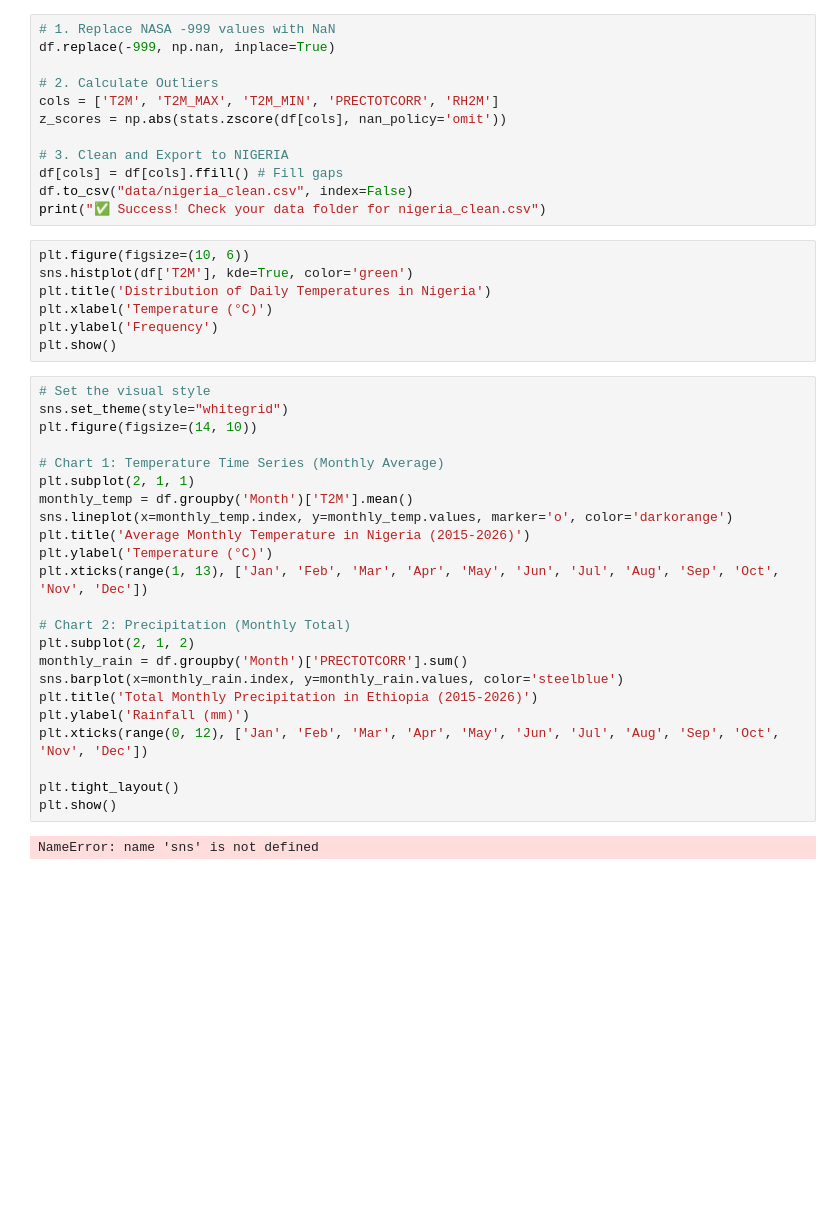
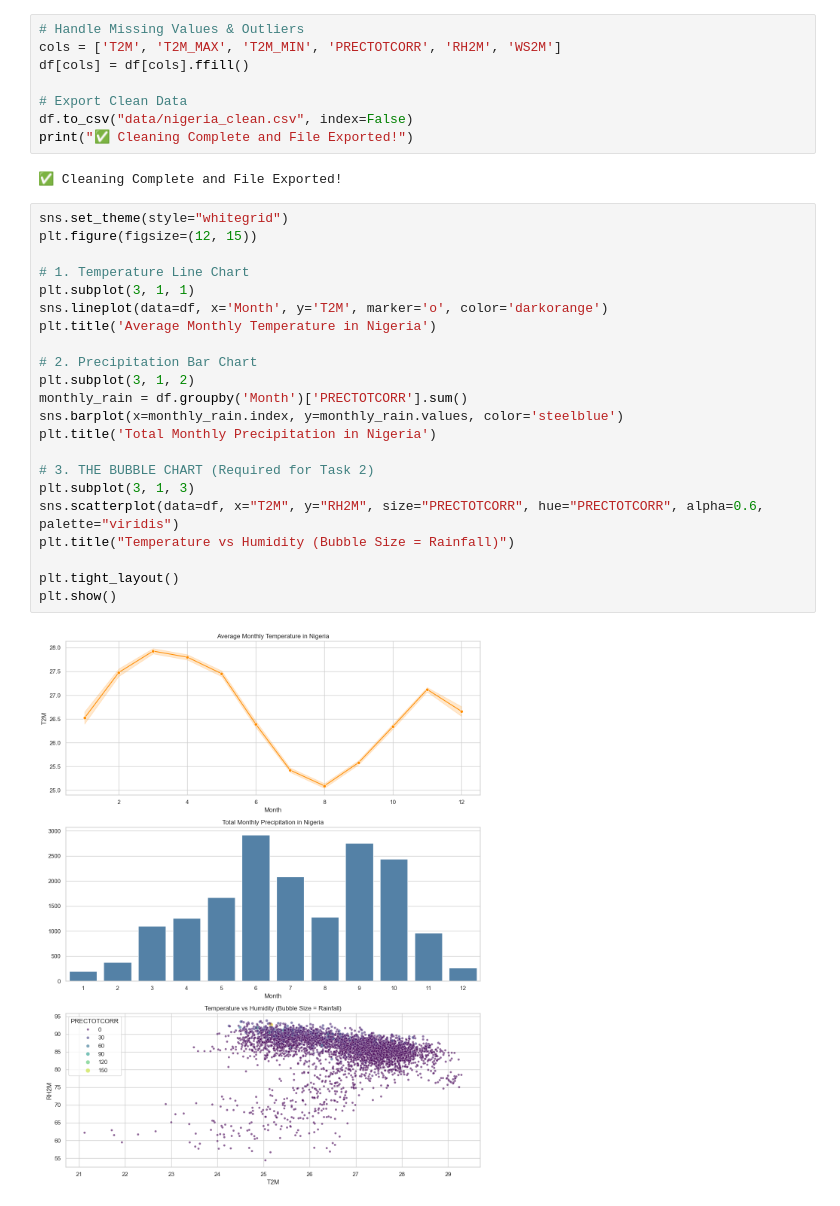
Before and after one commit to meba-tesfaye/climate-challenge-week0, a Jupyter notebook: nigeria_eda.ipynb, the cells around one changed output. Saved outputs shown, nothing was run; the diff lists cells and outputs as text; blank space fills up the shorter version.

```diff
--- a/nigeria_eda.ipynb
+++ b/nigeria_eda.ipynb
@@ -35,45 +28,35 @@ df.head()
-# %%
-# 1. Replace NASA -999 values with NaN
-df.replace(-999, np.nan, inplace=True)
-
-# 2. Calculate Outliers
-cols = ['T2M', 'T2M_MAX', 'T2M_MIN', 'PRECTOTCORR', 'RH2M']
-z_scores = np.abs(stats.zscore(df[cols], nan_policy='omit'))
-
-# 3. Clean and Export to NIGERIA
-df[cols] = df[cols].ffill() # Fill gaps
-df.to_csv("data/nigeria_clean.csv", index=False)
-print("✅ Success! Check your data folder for nigeria_clean.csv")
-# %%
-plt.figure(figsize=(10, 6))
-sns.histplot(df['T2M'], kde=True, color='green')
-plt.title('Distribution of Daily Temperatures in Nigeria')
-plt.xlabel('Temperature (°C)')
-plt.ylabel('Frequency')
-plt.show()
+# %%
+# Handle Missing Values & Outliers
+cols = ['T2M', 'T2M_MAX', 'T2M_MIN', 'PRECTOTCORR', 'RH2M', 'WS2M']
+df[cols] = df[cols].ffill()
+
+# Export Clean Data
+df.to_csv("data/nigeria_clean.csv", index=False)
+print("✅ Cleaning Complete and File Exported!")
+# %% [output]
+✅ Cleaning Complete and File Exported!
 # %%
-# Set the visual style
 sns.set_theme(style="whitegrid")
-plt.figure(figsize=(14, 10))
+plt.figure(figsize=(12, 15))
 
-# Chart 1: Temperature Time Series (Monthly Average)
-plt.subplot(2, 1, 1)
-monthly_temp = df.groupby('Month')['T2M'].mean()
-sns.lineplot(x=monthly_temp.index, y=monthly_temp.values, marker='o', color='darkorange')
-plt.title('Average Monthly Temperature in Nigeria (2015-2026)')
-plt.ylabel('Temperature (°C)')
-plt.xticks(range(1, 13), ['Jan', 'Feb', 'Mar', 'Apr', 'May', 'Jun', 'Jul', 'Aug', 'Sep', 'Oct', 'Nov', 'Dec'])
+# 1. Temperature Line Chart
+plt.subplot(3, 1, 1)
+sns.lineplot(data=df, x='Month', y='T2M', marker='o', color='darkorange')
+plt.title('Average Monthly Temperature in Nigeria')
 
-# Chart 2: Precipitation (Monthly Total)
-plt.subplot(2, 1, 2)
+# 2. Precipitation Bar Chart
+plt.subplot(3, 1, 2)
 monthly_rain = df.groupby('Month')['PRECTOTCORR'].sum()
 sns.barplot(x=monthly_rain.index, y=monthly_rain.values, color='steelblue')
-plt.title('Total Monthly Precipitation in Ethiopia (2015-2026)')
-plt.ylabel('Rainfall (mm)')
-plt.xticks(range(0, 12), ['Jan', 'Feb', 'Mar', 'Apr', 'May', 'Jun', 'Jul', 'Aug', 'Sep', 'Oct', 'Nov', 'Dec'])
+plt.title('Total Monthly Precipitation in Nigeria')
+
+# 3. THE BUBBLE CHART (Required for Task 2)
+plt.subplot(3, 1, 3)
+sns.scatterplot(data=df, x="T2M", y="RH2M", size="PRECTOTCORR", hue="PRECTOTCORR", alpha=0.6, palette="viridis")
+plt.title("Temperature vs Humidity (Bubble Size = Rainfall)")
 
 plt.tight_layout()
 plt.show()
 # %% [output]
-NameError: name 'sns' is not defined
+[figure, added]
 # %%
```
Also changed, not shown: parts of 4 cells of this notebook, 2 other files.
